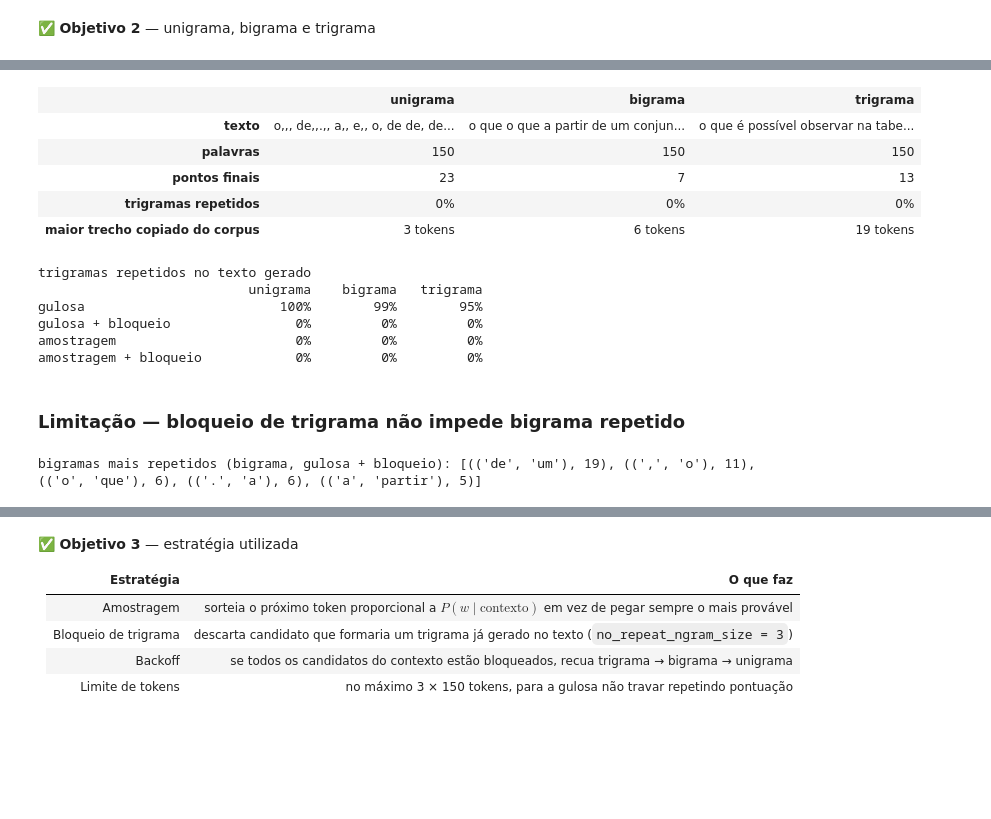
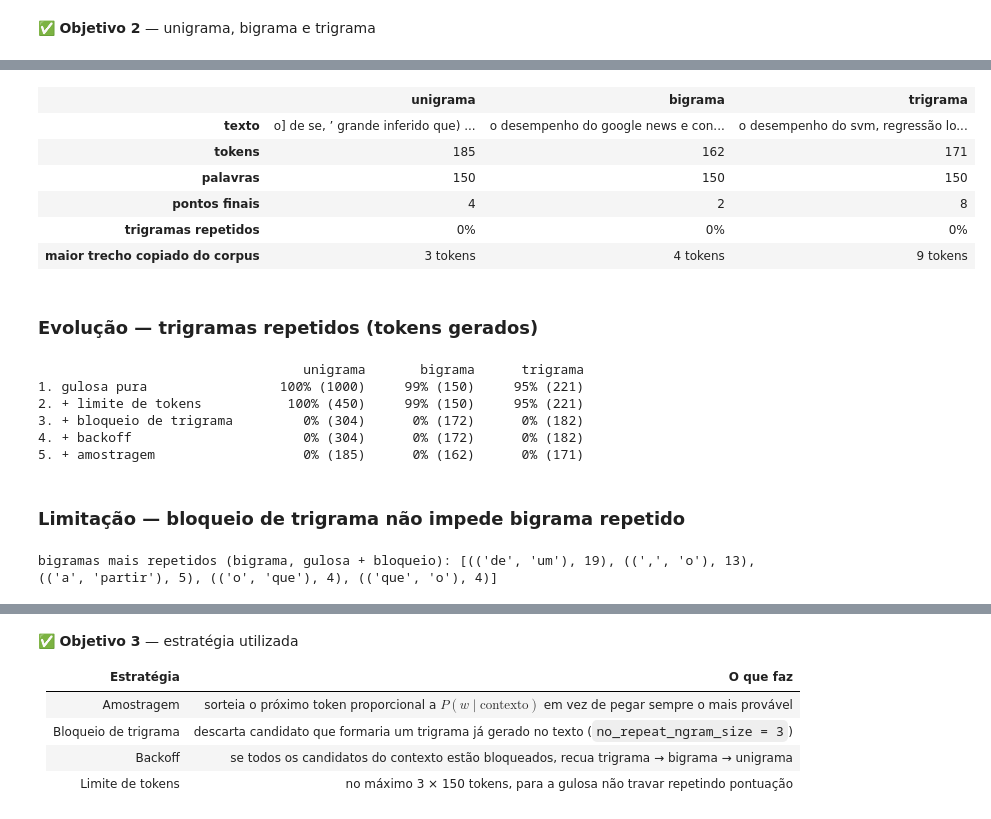
Before and after one commit to joaoleahy/topicos-banco-de-dados-ii, a Jupyter notebook: pratica-2-ngramas/notebook.ipynb, the cells around one changed output, grey strips where cells are left out. Cells and saved outputs as stored; diff of their text form; code cells hidden in the pictures; blank space fills up the shorter version.

```diff
--- a/pratica-2-ngramas/notebook.ipynb
+++ b/pratica-2-ngramas/notebook.ipynb
@@ -409,0 +144,3 @@ textos_amostra = comparar()
+# %%
+evolucao = {}
+evolucao["1. gulosa pura"] = comparar(gulosa=True, backoff=False, limite_tokens=1000)
@@ -409,0 +159,2 @@ textos_amostra = comparar()
+# %%
+evolucao["2. + limite de tokens"] = comparar(gulosa=True, backoff=False)
@@ -409,0 +173,2 @@ textos_amostra = comparar()
+# %%
+evolucao["3. + bloqueio de trigrama"] = comparar(gulosa=True, backoff=False, bloquear=3)
@@ -410,4 +187,4 @@ textos_amostra = comparar()
 # %%
-textos_gulosa = comparar(gulosa=True)
+evolucao["4. + backoff"] = comparar(gulosa=True, bloquear=3)
 # %% [output]
 |  | unigrama | bigrama | trigrama |
@@ -423,35 +221,31 @@ textos_gulosa = comparar(gulosa=True)
 # %%
-textos_gulosa_bloq = comparar(gulosa=True, bloquear=3)
+evolucao["5. + amostragem"] = comparar(bloquear=3)
 # %% [output]
 |  | unigrama | bigrama | trigrama |
-| texto | o,,, de,,.,, a,, e,, o, de de, de... | o que o que a partir de um conjun... | o que é possível observar na tabe... |
+| texto | o] de se, ’ grande inferido que) ... | o desempenho do google news e con... | o desempenho do svm, regressão lo... |
+| tokens | 185 | 162 | 171 |
 | palavras | 150 | 150 | 150 |
-| pontos finais | 23 | 7 | 13 |
+| pontos finais | 4 | 2 | 8 |
 | trigramas repetidos | 0% | 0% | 0% |
-| maior trecho copiado do corpus | 3 tokens | 6 tokens | 19 tokens |
+| maior trecho copiado do corpus | 3 tokens | 4 tokens | 9 tokens |
-# %%
-configs = {
-    "gulosa": dict(gulosa=True),
-    "gulosa + bloqueio": dict(gulosa=True, bloquear=3),
-    "amostragem": dict(),
-    "amostragem + bloqueio": dict(bloquear=3),
-}
-print("trigramas repetidos no texto gerado")
-print(f"{'':<24}" + "".join(f"{NOMES[n]:>11}" for n in NOMES))
-for nome, kw in configs.items():
-    linha = [metricas.repetidos(ngrama.gerar(T, n, ["o"], 150, seed=42, **kw)) for n in NOMES]
-    print(f"{nome:<24}" + "".join(f"{r:>11.0%}" for r in linha))
-# %% [output]
-trigramas repetidos no texto gerado
-                           unigrama    bigrama   trigrama
-gulosa                         100%        99%        95%
-gulosa + bloqueio                0%         0%         0%
-amostragem                       0%         0%         0%
-amostragem + bloqueio            0%         0%         0%
+# %% [markdown]
+### Evolução — trigramas repetidos (tokens gerados)
+# %%
+print(f"{'':<28}" + "".join(f"{NOMES[n]:>14}" for n in NOMES))
+for passo, textos in evolucao.items():
+    celulas = [f"{metricas.repetidos(textos[NOMES[n]]):.0%} ({len(textos[NOMES[n]])})" for n in NOMES]
+    print(f"{passo:<28}" + "".join(f"{x:>14}" for x in celulas))
+# %% [output]
+                                  unigrama       bigrama      trigrama
+1. gulosa pura                 100% (1000)     99% (150)     95% (221)
+2. + limite de tokens           100% (450)     99% (150)     95% (221)
+3. + bloqueio de trigrama         0% (304)      0% (172)      0% (182)
+4. + backoff                      0% (304)      0% (172)      0% (182)
+5. + amostragem                   0% (185)      0% (162)      0% (171)
 # %% [markdown]
 ### Limitação — bloqueio de trigrama não impede bigrama repetido
 # %%
-t = textos_gulosa_bloq["bigrama"]
+t = evolucao["4. + backoff"]["bigrama"]
 print("bigramas mais repetidos (bigrama, gulosa + bloqueio):", Counter(ngrama.kgramas(t, 2)).most_common(5))
 # %% [output]
-bigramas mais repetidos (bigrama, gulosa + bloqueio): [(('de', 'um'), 19), ((',', 'o'), 11), (('o', 'que'), 6), (('.', 'a'), 6), (('a', 'partir'), 5)]
+bigramas mais repetidos (bigrama, gulosa + bloqueio): [(('de', 'um'), 19), ((',', 'o'), 13), (('a', 'partir'), 5), (('o', 'que'), 4), (('que', 'o'), 4)]
```
Also changed, not shown: parts of 52 cells of this notebook, 12 other files.
